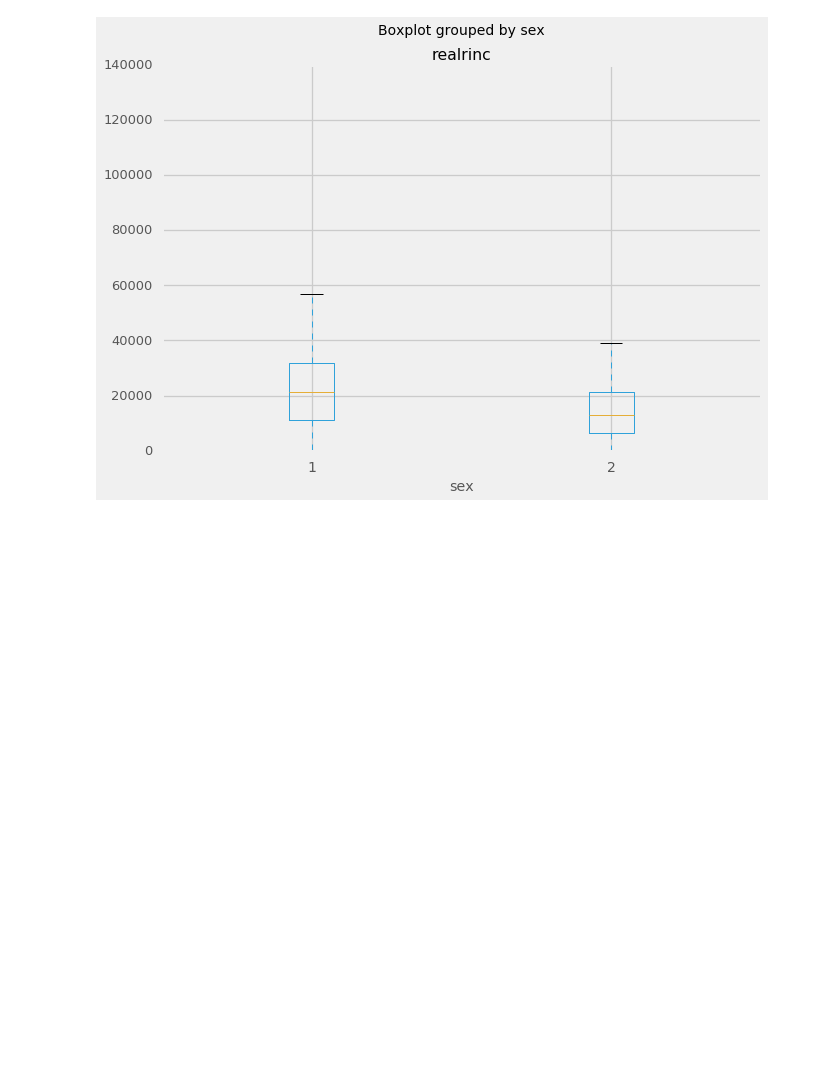
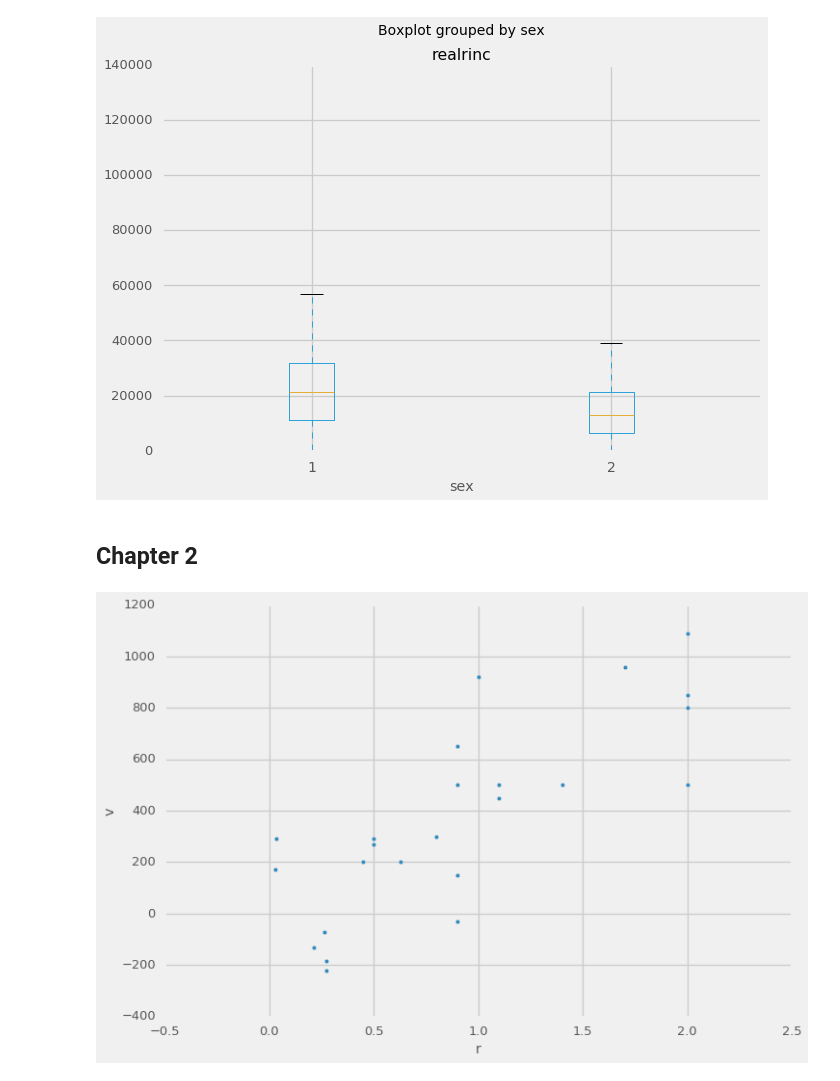
Before and after one commit to doolingdavid/Mastering-Python-Data-Analysis, a Jupyter notebook: learning.ipynb, the cells around one changed output. Saved outputs shown, nothing was run; the diff lists cells and outputs as text; code cells hidden in the pictures; blank space fills up the shorter version.

```diff
--- a/learning.ipynb
+++ b/learning.ipynb
@@ -377,3 +377,12 @@ inc_gen = gss_data[['realrinc','sex']]
 inc_gen.boxplot(column='realrinc',by='sex');
 # %% [output]
 [figure]
+# %% [markdown]
+## Chapter 2
+# %%
+cols = ['id', 'r','v']
+hubble_data = pd.read_csv('Chapter 2/data/hubble.csv',skiprows=2,
+                         names=cols)
+hubble_data.plot(kind='scatter', x='r', y='v');
+# %% [output]
+[figure, added]
```
Also changed, not shown: parts of 1 cell of this notebook.
